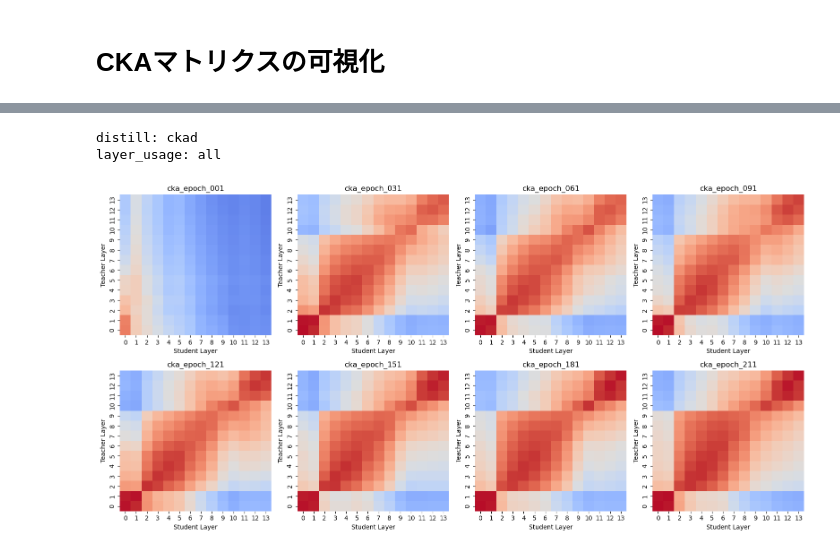
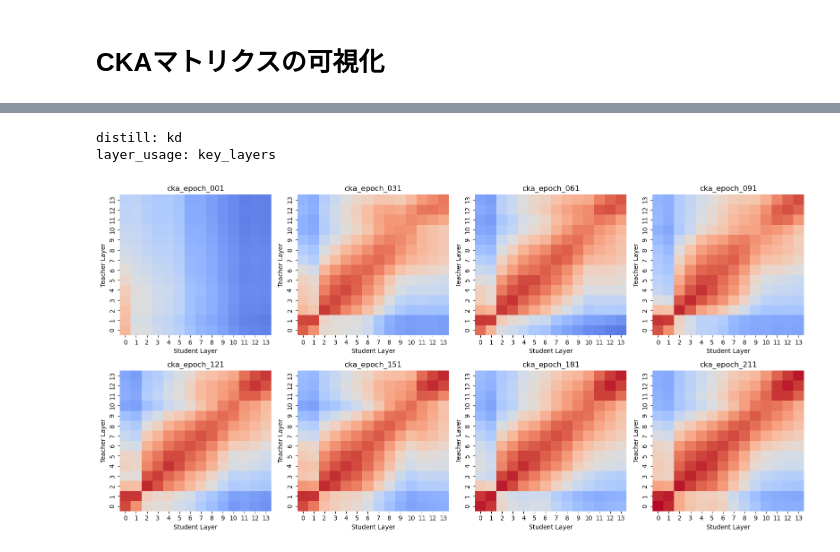
Before and after one commit to Komatsunabok/strkd0928, a Jupyter notebook: visualize/viz_ckaMtrics.ipynb, the cells around one changed output, grey strips where cells are left out. Drawn from its saved outputs; the diff is of its cells as text; code cells hidden in the pictures.

```diff
--- a/visualize/viz_ckaMtrics.ipynb
+++ b/visualize/viz_ckaMtrics.ipynb
@@ -147,16 +142,16 @@ for i in (os.listdir(base_dir)):
 # %%
 import os
 base_dir = os.path.join("..", "save")
 
-model_name = "S_vgg16_bn-T_vgg16_bn-cifar100-trial_0-epochs_240-bs_64-ckad-cls_1.0-div_1.0-beta_10.0-20251020_185856"
+model_name = "S_vgg16_bn-T_vgg16_bn-cifar100-trial_0-epochs_240-bs_64-kd-cls_1.0-div_1.0-beta_1.0-20251020_175115"
 cka_name = "cka_log_" + model_name
 
 cka_dir = os.path.join(base_dir, "cka_logs", cka_name) # folder
 json_path = os.path.join(base_dir, "students", "models", model_name, "parameters.json")
 
 show_json_info(json_path, keys=["distill", "layer_usage"])
 plot_all_cka_in_folder(cka_dir)
 # %% [output]
-distill: ckad
-layer_usage: all
+distill: kd
+layer_usage: key_layers
-[figure, old version]
+[figure, new version]
```
Also changed, not shown: parts of 1 cell of this notebook, 1 other file.
